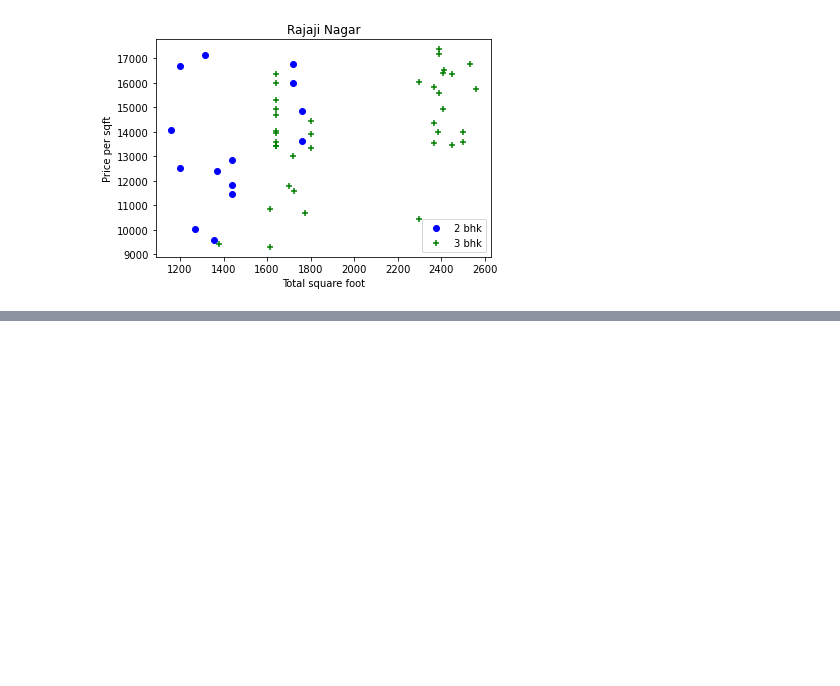
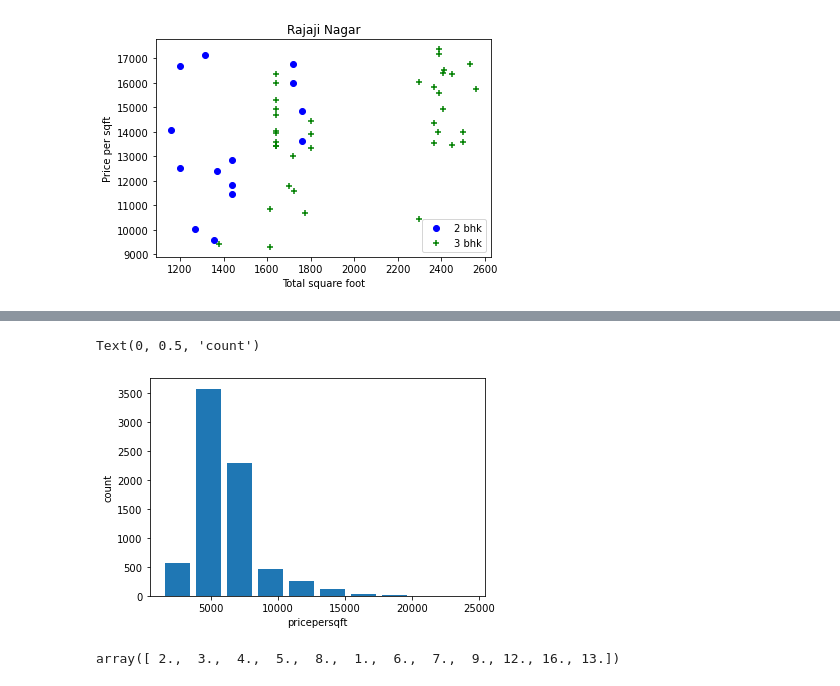
Before and after one commit to ManD12218/Project-Bangalore-House-price-prediction, a Jupyter notebook: Bangalore House price.ipynb, the cells around one changed output, grey strips where cells are left out. Saved outputs shown, nothing was run; the diff lists cells and outputs as text; code cells hidden in the pictures; blank space fills up the shorter version.

```diff
--- a/Bangalore House price.ipynb
+++ b/Bangalore House price.ipynb
@@ -462,0 +468,11 @@ TypeError: 'numpy.ndarray' object is not callable
+# %%
+plt.hist(df08['price_per_sqft'],rwidth=0.8)
+plt.xlabel('pricepersqft')
+plt.ylabel('count')
+# %% [output]
+Text(0, 0.5, 'count')
+[figure, added]
+# %%
+df08['bath'].unique()
+# %% [output]
+array([ 2.,  3.,  4.,  5.,  8.,  1.,  6.,  7.,  9., 12., 16., 13.])
```
Also changed, not shown: parts of 7 cells of this notebook.
